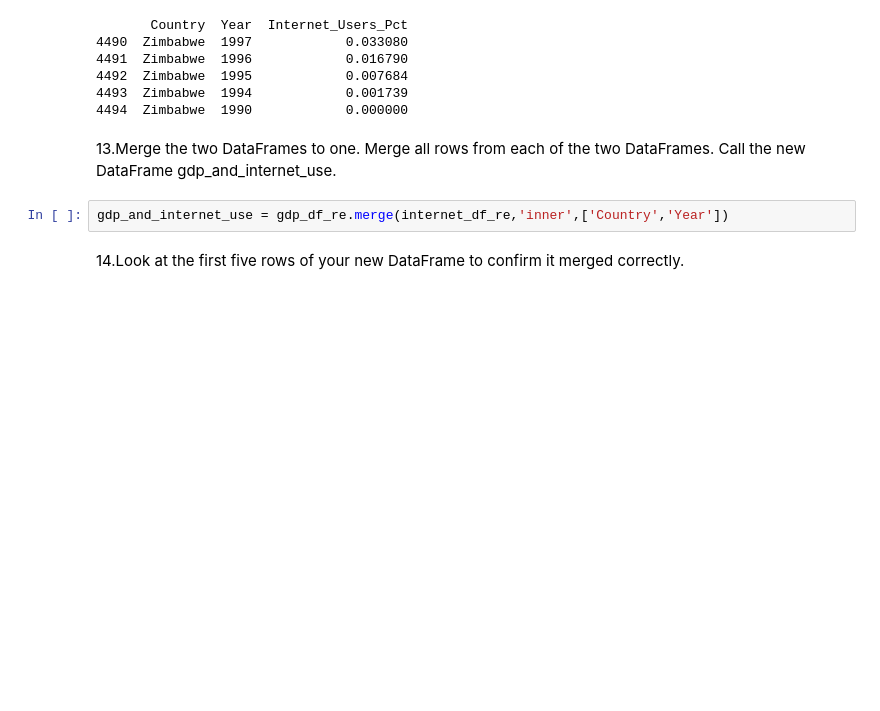
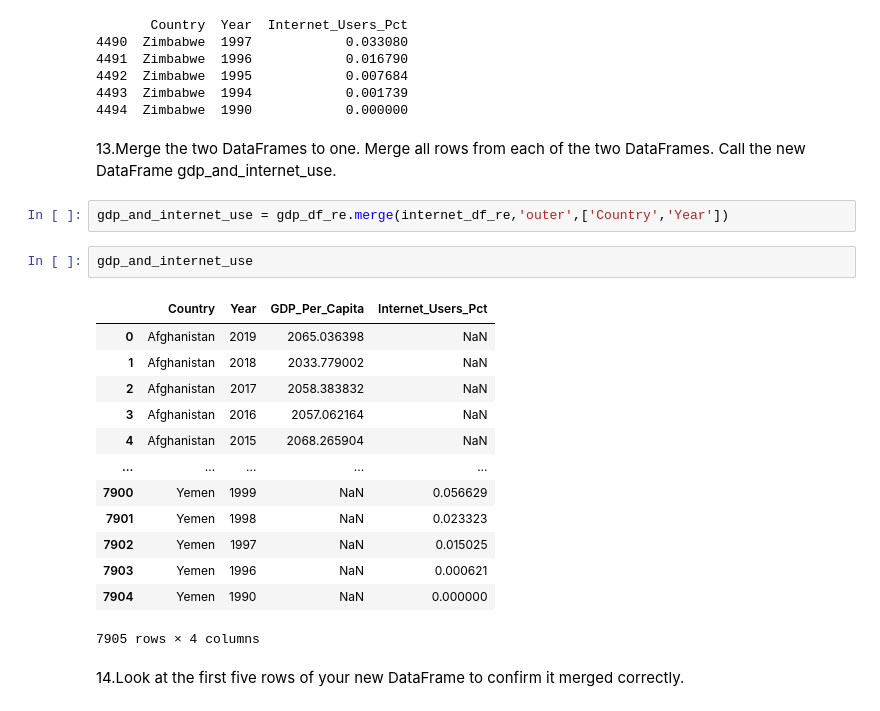
Before and after one commit to ryan-h-maurer/gdp-and-internet-usage-Ryan-Maurer, a Jupyter notebook: notebook/un_gdp_and_internet_usage.ipynb, the cells around one changed output. Cells and saved outputs as stored; diff of their text form; blank space fills up the shorter version.

```diff
--- a/notebook/un_gdp_and_internet_usage.ipynb
+++ b/notebook/un_gdp_and_internet_usage.ipynb
@@ -159,7 +159,23 @@ print(internet_df_re.tail())
 # %% [markdown]
 13.Merge the two DataFrames to one. Merge all rows from each of the two DataFrames. Call the new DataFrame gdp_and_internet_use.
 # %%
-gdp_and_internet_use = gdp_df_re.merge(internet_df_re,'inner',['Country','Year'])
+gdp_and_internet_use = gdp_df_re.merge(internet_df_re,'outer',['Country','Year'])
+# %%
+gdp_and_internet_use
+# %% [output]
+|  | Country | Year | GDP_Per_Capita | Internet_Users_Pct |
+| 0 | Afghanistan | 2019 | 2065.036398 | NaN |
+| 1 | Afghanistan | 2018 | 2033.779002 | NaN |
+| 2 | Afghanistan | 2017 | 2058.383832 | NaN |
+| 3 | Afghanistan | 2016 | 2057.062164 | NaN |
+| 4 | Afghanistan | 2015 | 2068.265904 | NaN |
+| ... | ... | ... | ... | ... |
+| 7900 | Yemen | 1999 | NaN | 0.056629 |
+| 7901 | Yemen | 1998 | NaN | 0.023323 |
+| 7902 | Yemen | 1997 | NaN | 0.015025 |
+| 7903 | Yemen | 1996 | NaN | 0.000621 |
+| 7904 | Yemen | 1990 | NaN | 0.000000 |
+7905 rows × 4 columns
 # %% [markdown]
 14.Look at the first five rows of your new DataFrame to confirm it merged correctly.
 # %%
```
Also changed, not shown: parts of 23 cells of this notebook.
